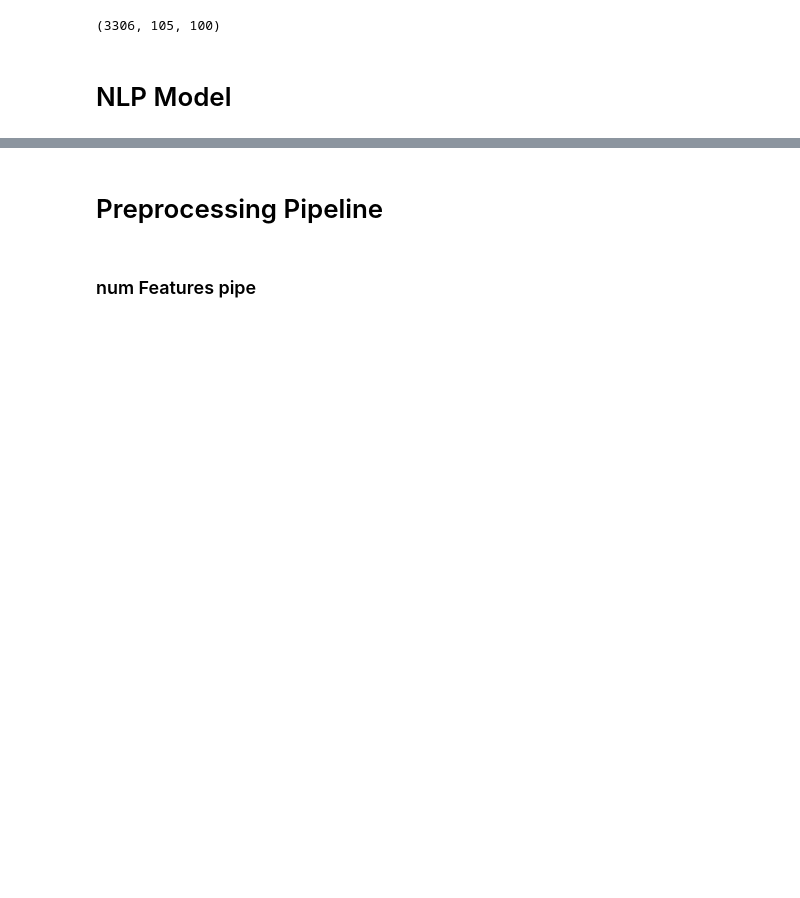
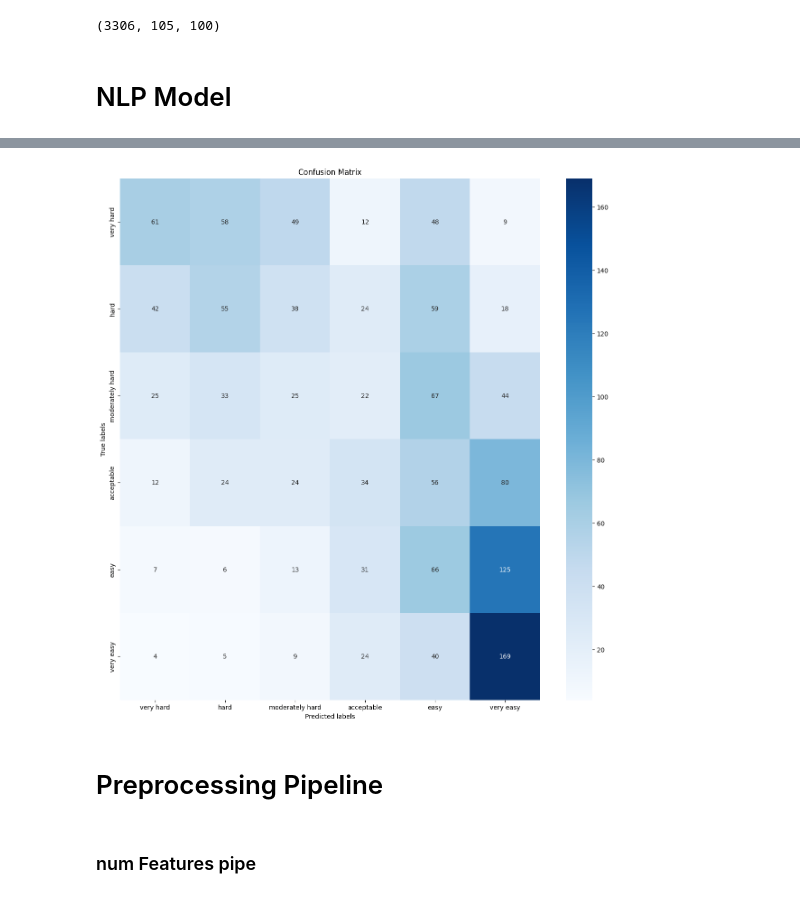
Before and after one commit to ChristineSi/neuroCraft, a Jupyter notebook: notebooks/NotebookAndrea.ipynb, the cells around one changed output, grey strips where cells are left out. Saved outputs shown, nothing was run; the diff lists cells and outputs as text; code cells hidden in the pictures; blank space fills up the shorter version.

Commit message:
modified nlp model and created confusion matrix

```diff
--- a/notebooks/NotebookAndrea.ipynb
+++ b/notebooks/NotebookAndrea.ipynb
@@ -494,9 +495,11 @@ X_train_pad.shape
 # %%
 def build_model_nlp():
     model = Sequential([
-        layers.Conv1D(105, kernel_size=15, padding='same', activation="relu", input_shape=X_train_pad.shape[1:]),
-        layers.LSTM(64),
-        layers.Dense(30, activation='relu'),
+        # layers.Conv1D(105, kernel_size=15, padding='same', activation="relu", input_shape=X_train_pad.shape[1:]),
+        # layers.Conv1D(64, kernel_size=10, padding='same', activation="relu"),
+        # layers.Flatten(),
+        layers.LSTM(105, input_shape=X_train_pad.shape[1:]),
+        layers.Dense(64, activation='relu'),
         layers.Dropout(0.15),
         layers.Dense(6, activation='softmax'),
     ])
@@ -564,0 +571,5 @@ Test accuracy: 0.2581
+# %%
+predictions = model_nlp.predict(X_test_pad)
+
+# Convert probabilities to class labels
+class_labels_predictions = np.argmax(predictions, axis=1)
@@ -565,3 +578,23 @@ Test accuracy: 0.2581
+# %%
+y_true = y_test
+y_pred = class_labels_predictions
+
+cm = confusion_matrix(y_true, y_pred)
+
+# Plotting
+fig, ax = plt.subplots(figsize=(15,15))
+sns.heatmap(cm, annot=True, ax=ax, cmap='Blues', fmt='g')
+
+# labels, title, and ticks
+ax.set_xlabel('Predicted labels')
+ax.set_ylabel('True labels')
+ax.set_title('Confusion Matrix')
+
+ax.xaxis.set_ticklabels(labels_dict.keys()) # replace with your class names
+ax.yaxis.set_ticklabels(labels_dict.keys()) # replace with your class names
+plt.show()
+# %% [output]
+[figure, added]
 # %% [markdown]
 # Preprocessing Pipeline
 # %% [markdown]
```
Also changed, not shown: parts of 6 cells of this notebook.
